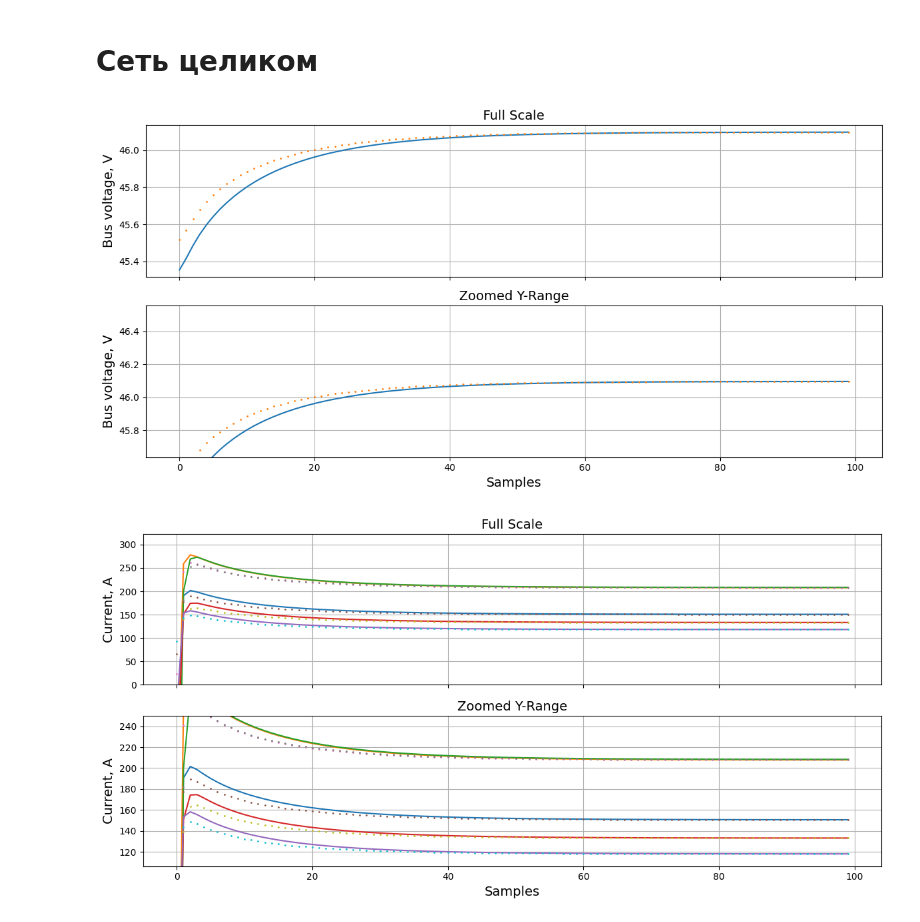
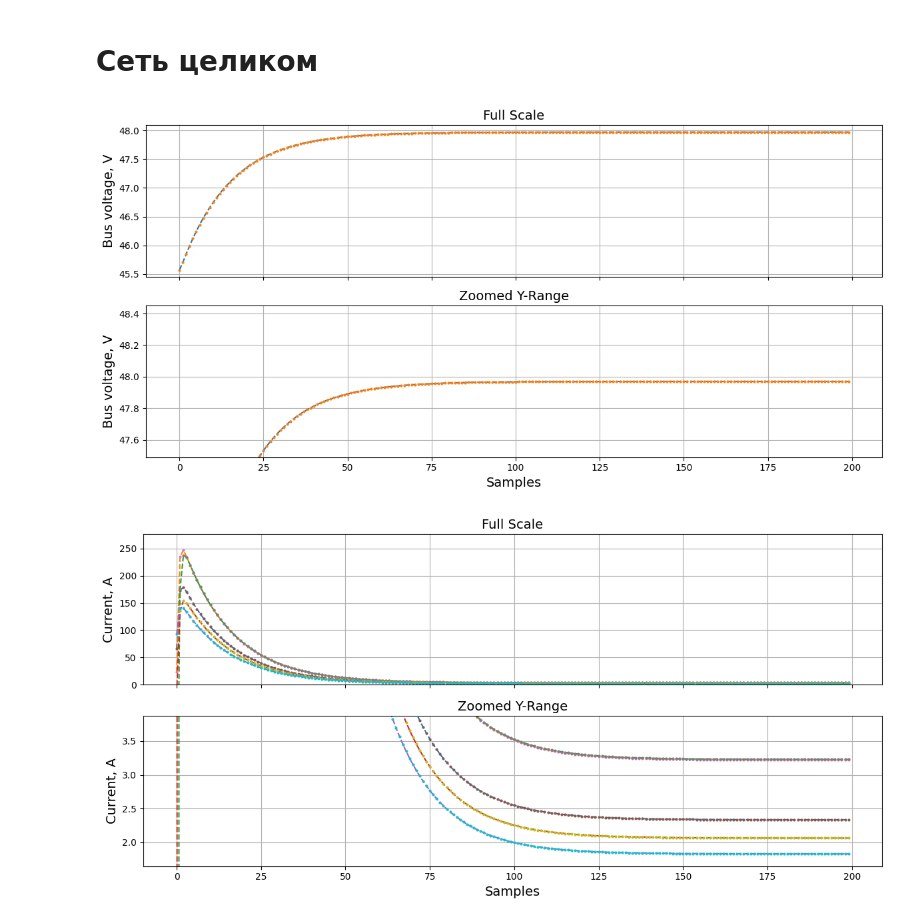
Before and after one commit to romangorbunov91/dc-microgrid, a Jupyter notebook: test_agents.ipynb, the cells around one changed output. Saved outputs shown, nothing was run; the diff lists cells and outputs as text; code cells hidden in the pictures.

Commit message:
Заработала microgrid.

```diff
--- a/test_agents.ipynb
+++ b/test_agents.ipynb
@@ -54,12 +54,11 @@ sources = [
 loads = [
     PowerLoad(
         Unom=Uload_set[idx],
-        Pnom=Pload_set[idx],
         beta=beta_load_set[idx]
         ) for idx in range(N_LOAD)
 ]
 # %%
-N_STEPS = 100
+N_STEPS = 200
 
 source_currents = np.zeros((N_STEPS, N_SOURCE))
 load_currents = np.zeros((N_STEPS, N_LOAD))
@@ -67,15 +66,15 @@ bus_voltage = np.zeros(N_STEPS)
 
 for n in range(N_STEPS):
     if n == 0:
-        source_currents[n] = [source.step(u=Ubus_nom, Uref=Ubus_nom)
+        source_currents[n] = [source.step(u=Ubus_init, Uref=Ubus_nom)
                            for source in sources]
-        load_currents[n] = [load.step(u=Ubus_nom)
-                           for load in loads]
+        load_currents[n] = [load.step(u=Ubus_init, P=Pload_set[idx])
+                           for idx, load in enumerate(loads)]
     else:
         source_currents[n] = [source.step(u=bus_voltage[n-1], Uref=Ubus_nom)
                            for source in sources]
-        load_currents[n] = [load.step(u=bus_voltage[n-1])
-                           for load in loads]
+        load_currents[n] = [load.step(u=bus_voltage[n-1], P=Pload_set[idx])
+                           for idx, load in enumerate(loads)]
     bus_voltage[n] = bus.step(source_currents[n].sum() - load_currents[n].sum())
 # %% [markdown]
 # Сеть целиком
@@ -89,24 +88,23 @@ microgrid = PowerGrid(
     beta_source_set = beta_source_set,
     N_LOAD = N_LOAD,
     Uload_set = Uload_set,
-    Pload_set = Pload_set,
     beta_load_set = beta_load_set
 )
 # %%
-Vbus, Is, Il = microgrid.step(N_STEPS=N_STEPS, Uref_set=np.full_like(Usource_set, Ubus_nom))
+Vbus, Is, Il, _, _, _ = microgrid.step(N_STEPS=N_STEPS, Uref_set=np.full_like(Usource_set, Ubus_nom), Pload_set=Pload_set)
 # %%
 fig, (ax1, ax2) = plt.subplots(2, 1, figsize=(12, 6), sharex=True)
 
 # Full-scale plot
-ax1.plot(bus_voltage)
-ax1.plot(Vbus, 'o', markersize=1, linestyle='')
+ax1.plot(bus_voltage, '--')
+ax1.plot(Vbus, 'o', markersize=2, linestyle='')
 ax1.set_ylabel('Bus voltage, V', fontsize=user_fontsize)
 ax1.set_title('Full Scale', fontsize=user_fontsize)
 ax1.grid(True)
 
 # Zoomed y-range plot
-ax2.plot(bus_voltage)
-ax2.plot(Vbus, 'o', markersize=1, linestyle='')
+ax2.plot(bus_voltage, '--')
+ax2.plot(Vbus, 'o', markersize=2, linestyle='')
 ax2.set_xlabel('Samples', fontsize=user_fontsize)
 ax2.set_ylabel('Bus voltage, V', fontsize=user_fontsize)
 ax2.set_title('Zoomed Y-Range', fontsize=user_fontsize)
@@ -119,31 +117,31 @@ ax2.set_ylim(ymin, ymax)
 plt.tight_layout()
 plt.show()
 # %% [output]
-[figure, old version]
+[figure, new version]
 # %%
 fig, (ax1, ax2) = plt.subplots(2, 1, figsize=(12, 6), sharex=True)
 
 # Full-scale plot
-ax1.plot(source_currents)
-ax1.plot(Is, 'o', markersize=1, linestyle='')
+ax1.plot(source_currents, '--')
+ax1.plot(Is, 'o', markersize=2, linestyle='')
 ax1.set_ylabel('Current, A', fontsize=user_fontsize)
 ax1.set_title('Full Scale', fontsize=user_fontsize)
 ax1.grid(True)
 ax1.set_ylim(bottom=0)
 
 # Zoomed y-range plot
-ax2.plot(source_currents)
-ax2.plot(Is, 'o', markersize=1, linestyle='')
+ax2.plot(source_currents, '--')
+ax2.plot(Is, 'o', markersize=2, linestyle='')
 ax2.set_xlabel('Samples', fontsize=user_fontsize)
 ax2.set_ylabel('Current, A', fontsize=user_fontsize)
 ax2.set_title('Zoomed Y-Range', fontsize=user_fontsize)
 ax2.grid(True)
 
 # Set narrow y-limits (adjust ymin and ymax based on your data!)
 ymin, ymax = Is[-1].min()*0.9, Is[-1].max()*1.2
 ax2.set_ylim(ymin, ymax)
 
 plt.tight_layout()
 plt.show()
 # %% [output]
-[figure, old version]
+[figure, new version]
```
Also changed, not shown: parts of 4 cells of this notebook, 1 other file.
